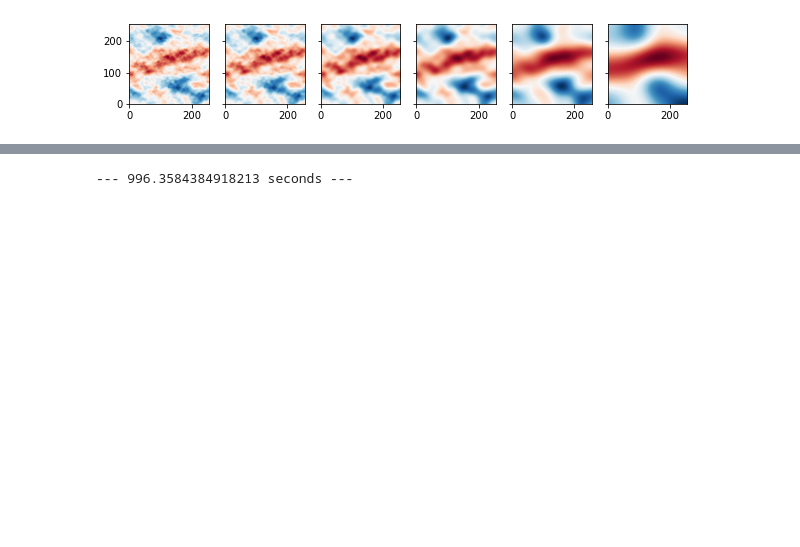
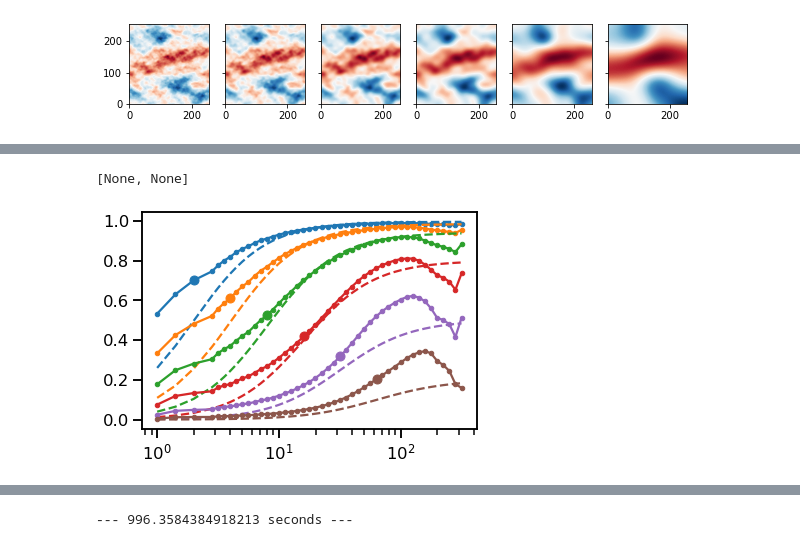
Before and after one commit to JavGVastro/PhD.Paper, a Jupyter notebook: Fake-Maps/fake-3d-tapered-maps.ipynb, the cells around one changed output, grey strips where cells are left out. Cells and saved outputs as stored; diff of their text form; code cells hidden in the pictures; blank space fills up the shorter version.

```diff
--- a/Fake-Maps/fake-3d-tapered-maps.ipynb
+++ b/Fake-Maps/fake-3d-tapered-maps.ipynb
@@ -239,3 +288,51 @@ for ax, width in zip(axgrid, widths):
+# %%
+sns.set_color_codes()
+sns.set_context("talk")
+# %%
+def ratio_empirical(rad, s0, a=1.0):
+    """
+    Simple tanh law in semi-log space to fit the seeing
+
+    Reduction in B(r) is always 0.5 when r = 2 * s0
+    Parameter `a` controls the slope of the transition.
+    """
+    x = np.log(rad / (2 * s0))
+    y = np.tanh(a * x)
+    return 0.5 * (1.0 + y)
+
+
+def bfac(x):
+    """
+    Across-the board reduction in B(r) for x = s0 / r0
+
+    Where s0 is RMS seeing width and r0 is correlation length
+    """
+    return 1 / (1 + 4 * x ** 2)
+
+
+def seeing_empirical(r, s0, r0, a=0.75):
+    return bfac(s0 / r0) * ratio_empirical(r, s0, a)
+# %%
+fig, ax = plt.subplots()
+B0 = sf["Unweighted B(r)"][mask]
+for width in widths:
+    r = 10 ** sfs[width]["log10 r"][mask]
+    B = sfs[width]["Unweighted B(r)"][mask]
+    rat = B / B0
+    line = ax.plot(
+        r,
+        rat,
+        marker=".",
+    )
+    rat0 = np.interp(2 * width, r, rat)
+    c = line[0].get_color()
+    ax.plot(2 * width, rat0, marker="o", color=c)
+    # Functional fit
+    ax.plot(r, seeing_empirical(r, width, r0, 0.75), color=c, linestyle="dashed")
+ax.set(xscale="log", yscale="linear")
+# %% [output]
+[None, None]
+[figure, added]
 # %%
 !jupyter nbconvert --to script --no-prompt fake-3d-tapered-maps.ipynb
 # %% [output]
```
Also changed, not shown: parts of 12 cells of this notebook.
